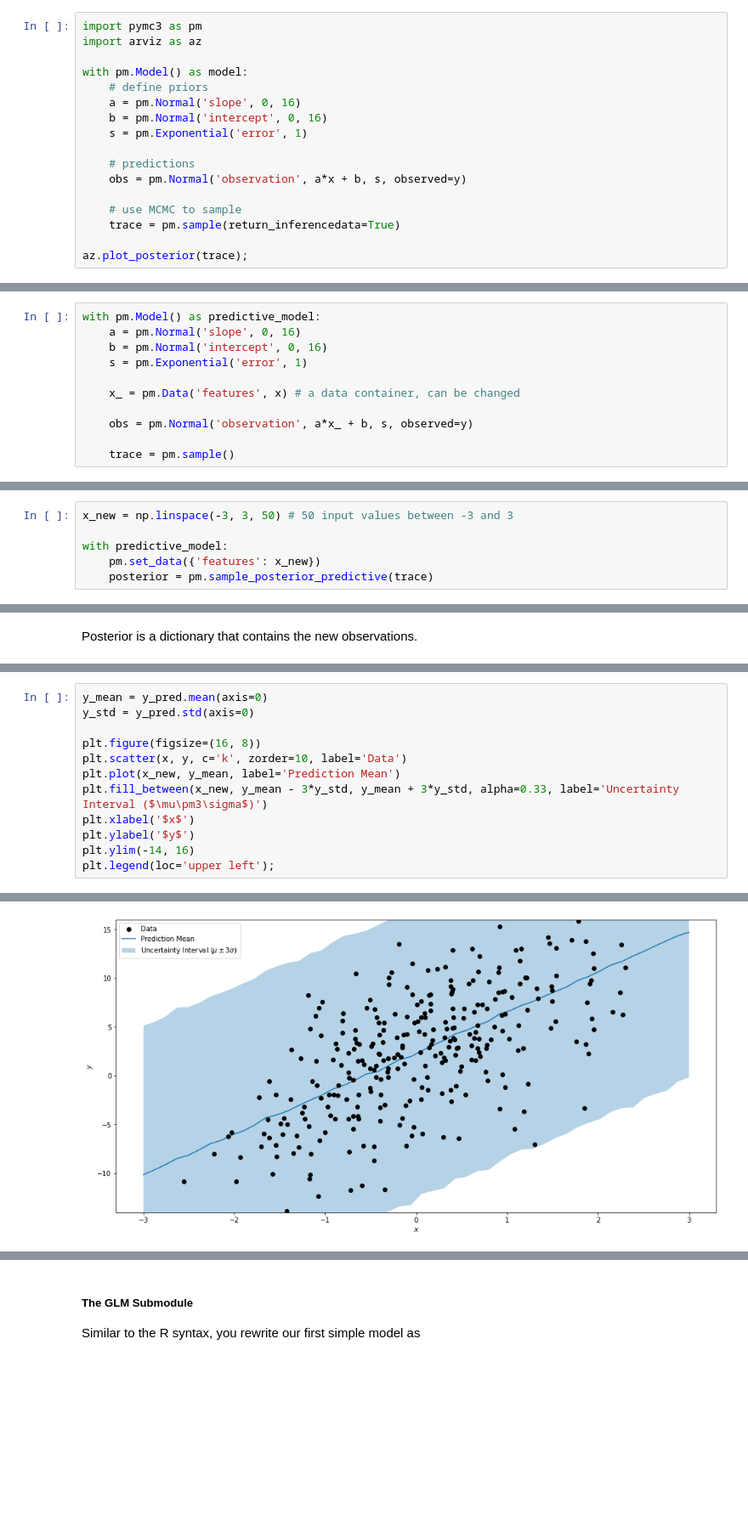
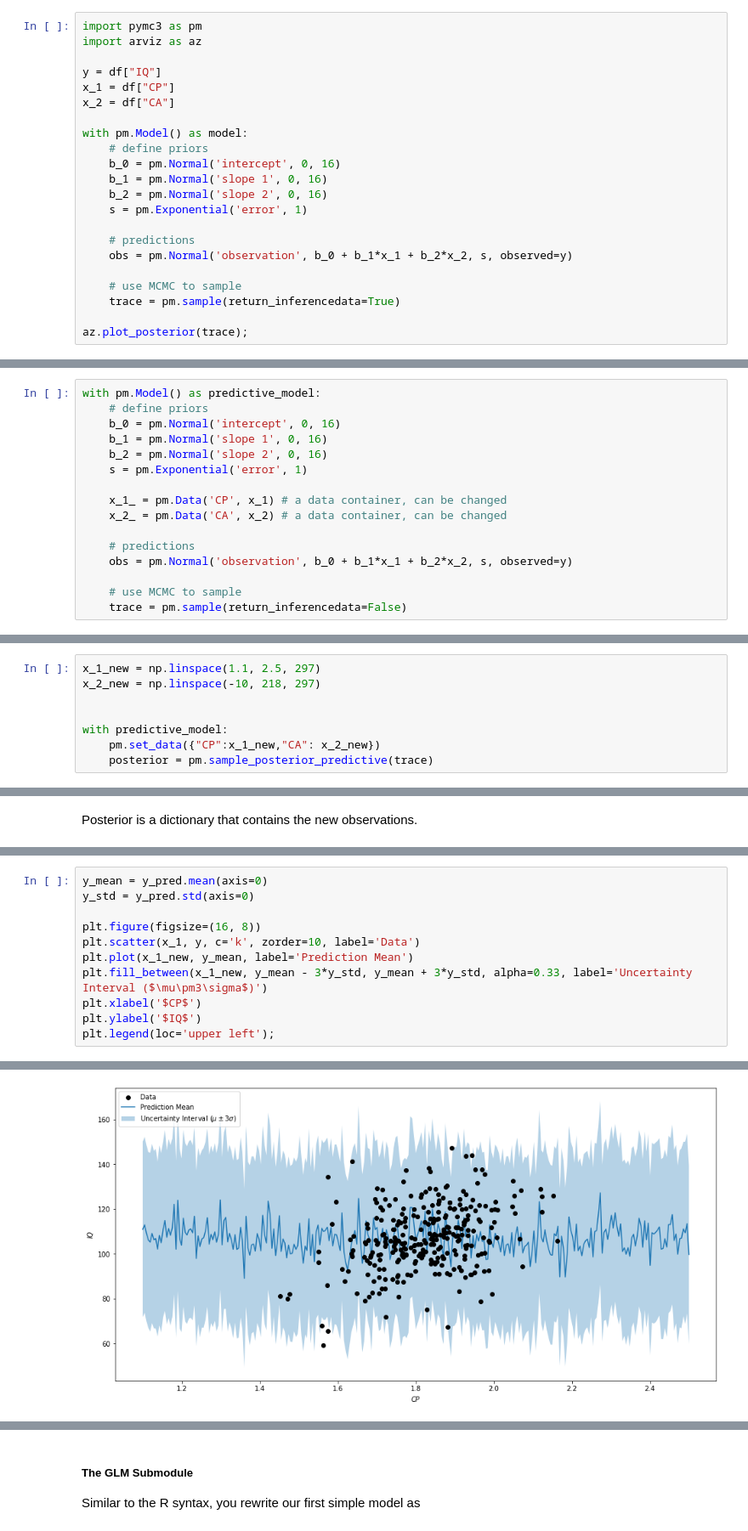
Before and after one commit to ElectronicsArchiver/tewa1_cogpsy_python, a Jupyter notebook: final_project_dataset_2.ipynb, the cells around one changed output, grey strips where cells are left out. Shown at 85% size. Drawn from its saved outputs; the diff is of its cells as text; blank space fills up the shorter version.

```diff
--- a/final_project_dataset_2.ipynb
+++ b/final_project_dataset_2.ipynb
@@ -411,14 +363,19 @@ We can program the model described before the following way and plot the posteri
 import pymc3 as pm
 import arviz as az
 
+y = df["IQ"]
+x_1 = df["CP"]
+x_2 = df["CA"]
+
 with pm.Model() as model:
     # define priors
-    a = pm.Normal('slope', 0, 16)
-    b = pm.Normal('intercept', 0, 16)
+    b_0 = pm.Normal('intercept', 0, 16)
+    b_1 = pm.Normal('slope 1', 0, 16)
+    b_2 = pm.Normal('slope 2', 0, 16)
     s = pm.Exponential('error', 1)
 
     # predictions
-    obs = pm.Normal('observation', a*x + b, s, observed=y)
+    obs = pm.Normal('observation', b_0 + b_1*x_1 + b_2*x_2, s, observed=y)
 
     # use MCMC to sample
     trace = pm.sample(return_inferencedata=True)
@@ -447,15 +402,20 @@ array([<AxesSubplot:title={'center':'slope'}>,
 ##### **Predictions**
 # %%
 with pm.Model() as predictive_model:
-    a = pm.Normal('slope', 0, 16)
-    b = pm.Normal('intercept', 0, 16)
+    # define priors
+    b_0 = pm.Normal('intercept', 0, 16)
+    b_1 = pm.Normal('slope 1', 0, 16)
+    b_2 = pm.Normal('slope 2', 0, 16)
     s = pm.Exponential('error', 1)
 
-    x_ = pm.Data('features', x) # a data container, can be changed
+    x_1_ = pm.Data('CP', x_1) # a data container, can be changed
+    x_2_ = pm.Data('CA', x_2) # a data container, can be changed
 
-    obs = pm.Normal('observation', a*x_ + b, s, observed=y)
+    # predictions
+    obs = pm.Normal('observation', b_0 + b_1*x_1 + b_2*x_2, s, observed=y)
 
-    trace = pm.sample()
+    # use MCMC to sample
+    trace = pm.sample(return_inferencedata=False)
 # %% [output]
 Auto-assigning NUTS sampler...
 Initializing NUTS using jitter+adapt_diag...
@@ -469,9 +430,11 @@ Sampling 4 chains for 1_000 tune and 1_000 draw iterations (4_000 + 4_000 draws
 # %% [markdown]
 ##### **Pass the model new data**
 # %%
-x_new = np.linspace(-3, 3, 50) # 50 input values between -3 and 3
+x_1_new = np.linspace(1.1, 2.5, 297)
+x_2_new = np.linspace(-10, 218, 297)
+
 
 with predictive_model:
-    pm.set_data({'features': x_new})
+    pm.set_data({"CP":x_1_new,"CA": x_2_new})
     posterior = pm.sample_posterior_predictive(trace)
 # %% [output]
@@ -506,11 +461,10 @@ y_mean = y_pred.mean(axis=0)
 y_std = y_pred.std(axis=0)
 
 plt.figure(figsize=(16, 8))
-plt.scatter(x, y, c='k', zorder=10, label='Data')
-plt.plot(x_new, y_mean, label='Prediction Mean')
-plt.fill_between(x_new, y_mean - 3*y_std, y_mean + 3*y_std, alpha=0.33, label='Uncertainty Interval ($\mu\pm3\sigma$)')
-plt.xlabel('$x$')
-plt.ylabel('$y$')
-plt.ylim(-14, 16)
+plt.scatter(x_1, y, c='k', zorder=10, label='Data')
+plt.plot(x_1_new, y_mean, label='Prediction Mean')
+plt.fill_between(x_1_new, y_mean - 3*y_std, y_mean + 3*y_std, alpha=0.33, label='Uncertainty Interval ($\mu\pm3\sigma$)')
+plt.xlabel('$CP$')
+plt.ylabel('$IQ$')
 plt.legend(loc='upper left');
 # %% [output]
@@ -518 +471 @@ plt.legend(loc='upper left');
-[figure, old version]
+[figure, new version]
```
Also changed, not shown: parts of 24 cells of this notebook.
